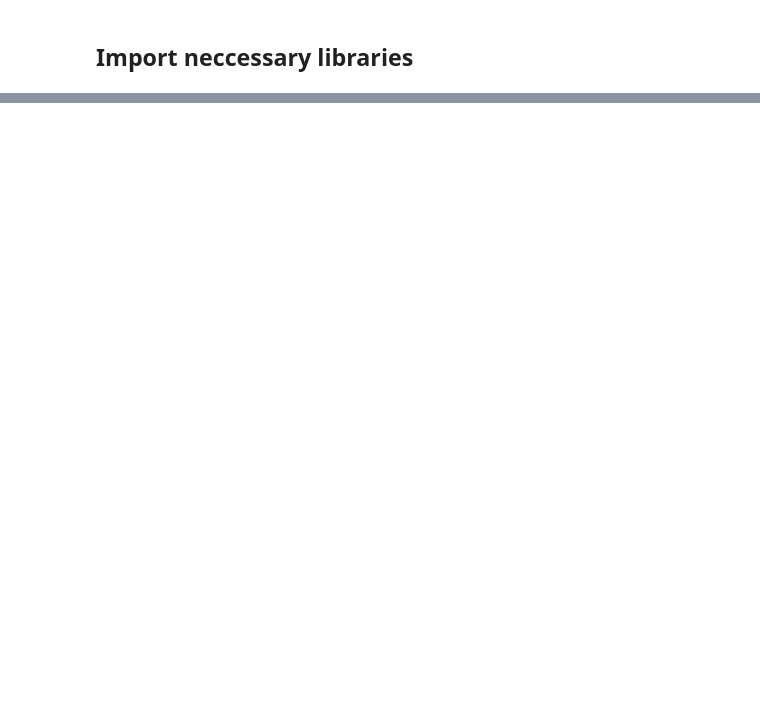
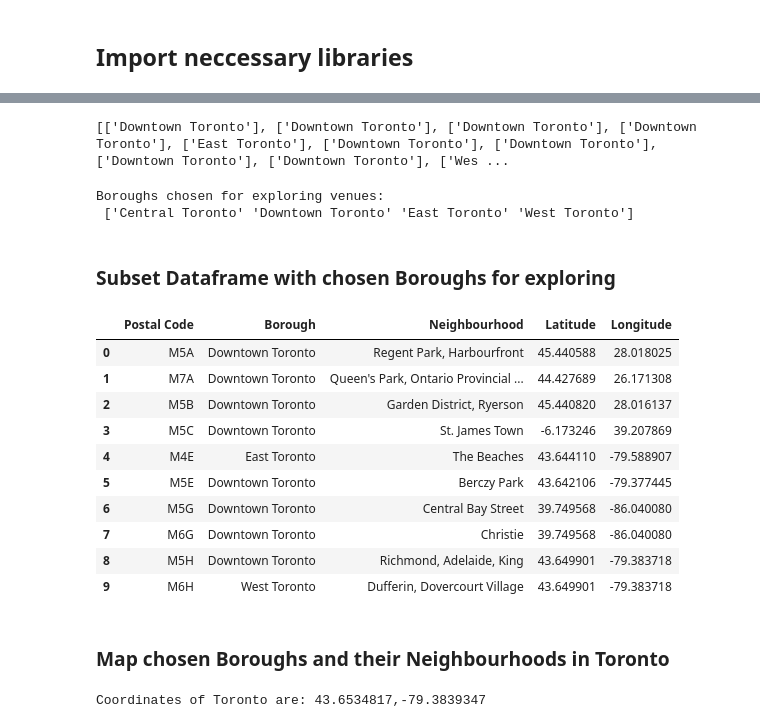
Before and after one commit to prak112/Coursera-IBM_Capstone, a Jupyter notebook: Week3_NeighborhoodClusteringProject.ipynb, the cells around one changed output, grey strips where cells are left out. Saved outputs shown, nothing was run; the diff lists cells and outputs as text; code cells hidden in the pictures; blank space fills up the shorter version.

```diff
--- a/Week3_NeighborhoodClusteringProject.ipynb
+++ b/Week3_NeighborhoodClusteringProject.ipynb
@@ -93,0 +115,50 @@ print([location.latitude, location.longitude])
+# %%
+
+string = filter_df['Borough'].values
+regex = r"\w*\sToronto"
+borough = []
+none_vals = []
+for row in string:
+    val = re.findall(regex, row)
+    if val == []:
+        none_vals.append(val)
+    else:
+        borough.append(val)
+
+print(borough)
+# %% [output]
+[['Downtown Toronto'], ['Downtown Toronto'], ['Downtown Toronto'], ['Downtown Toronto'], ['East Toronto'], ['Downtown Toronto'], ['Downtown Toronto'], ['Downtown Toronto'], ['Downtown Toronto'], ['Wes ...
+# %%
+chosen_boroughs = np.unique(np.array(borough))
+print('Boroughs chosen for exploring venues:\n',chosen_boroughs)
+# %% [output]
+Boroughs chosen for exploring venues:
+ ['Central Toronto' 'Downtown Toronto' 'East Toronto' 'West Toronto']
+# %% [markdown]
+### Subset Dataframe with chosen Boroughs for exploring
+# %%
+explore_df = filter_df.loc[filter_df['Borough'].isin(chosen_boroughs)].reset_index(drop=True)
+explore_df.head(10)
+# %% [output]
+|  | Postal Code | Borough | Neighbourhood | Latitude | Longitude |
+| 0 | M5A | Downtown Toronto | Regent Park, Harbourfront | 45.440588 | 28.018025 |
+| 1 | M7A | Downtown Toronto | Queen's Park, Ontario Provincial ... | 44.427689 | 26.171308 |
+| 2 | M5B | Downtown Toronto | Garden District, Ryerson | 45.440820 | 28.016137 |
+| 3 | M5C | Downtown Toronto | St. James Town | -6.173246 | 39.207869 |
+| 4 | M4E | East Toronto | The Beaches | 43.644110 | -79.588907 |
+| 5 | M5E | Downtown Toronto | Berczy Park | 43.642106 | -79.377445 |
+| 6 | M5G | Downtown Toronto | Central Bay Street | 39.749568 | -86.040080 |
+| 7 | M6G | Downtown Toronto | Christie | 39.749568 | -86.040080 |
+| 8 | M5H | Downtown Toronto | Richmond, Adelaide, King | 43.649901 | -79.383718 |
+| 9 | M6H | West Toronto | Dufferin, Dovercourt Village | 43.649901 | -79.383718 |
+# %% [markdown]
+### Map chosen Boroughs and their Neighbourhoods in Toronto
+# %%
+address = 'Toronto, Ontario, Canada'
+geolocator = Nominatim(user_agent='Toronto_explorer')
+location = geolocator.geocode(address)
+latitude = location.latitude
+longitude = location.longitude
+print(f"Coordinates of Toronto are: {latitude}, {longitude}")
+# %% [output]
+Coordinates of Toronto are: 43.6534817,-79.3839347
```
Also changed, not shown: parts of 22 cells of this notebook.
